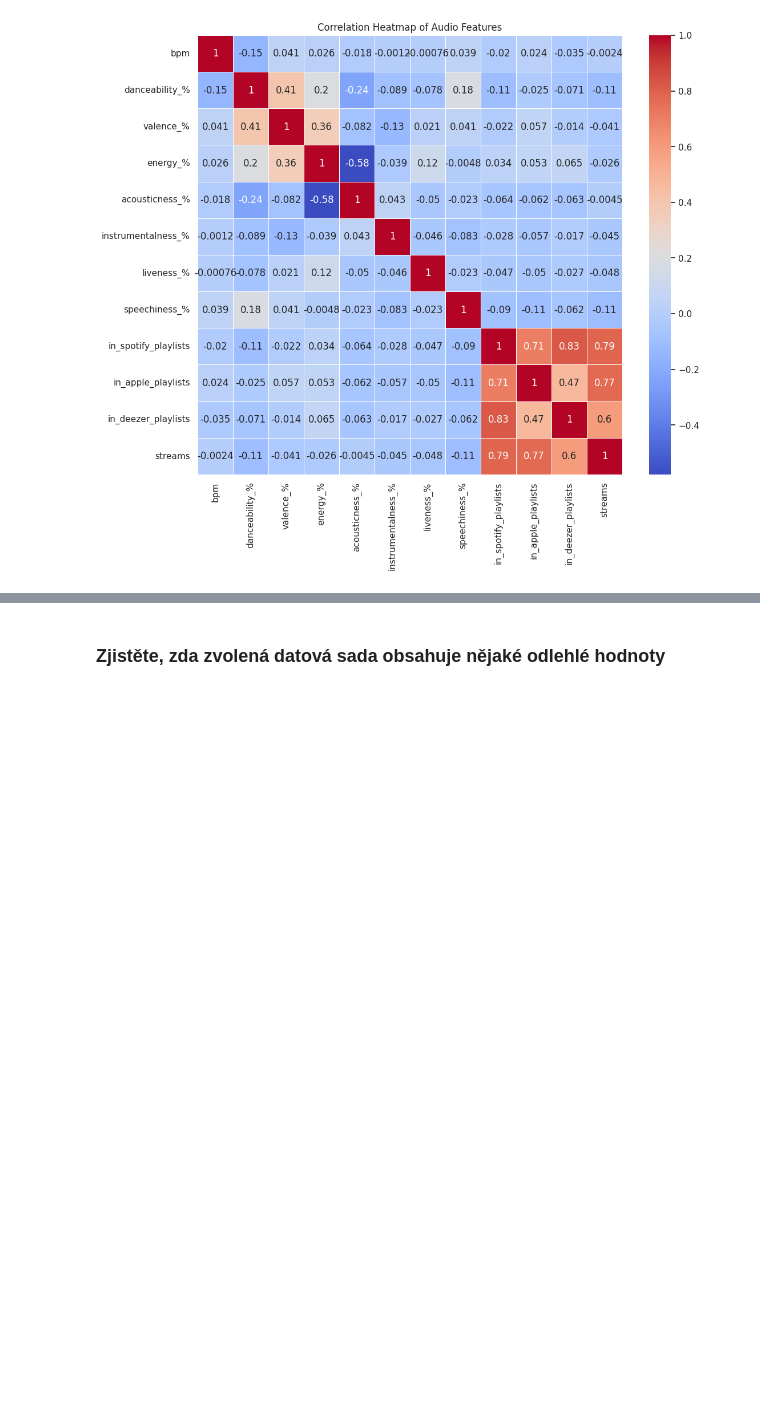
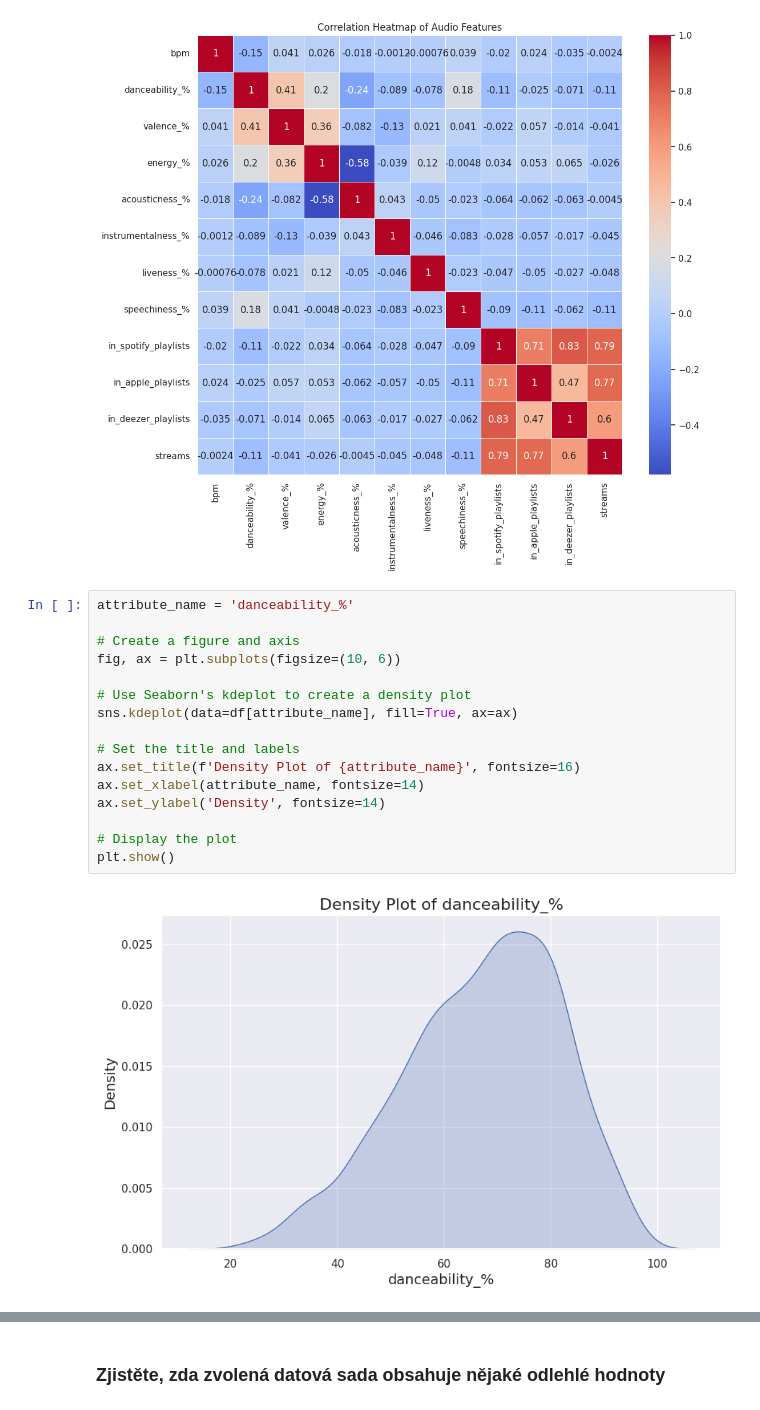
Before and after one commit to FITlifeSADGE/UPA, a Jupyter notebook: UPA.ipynb, the cells around one changed output, grey strips where cells are left out. Drawn from its saved outputs; the diff is of its cells as text; blank space fills up the shorter version.

```diff
--- a/UPA.ipynb
+++ b/UPA.ipynb
@@ -261,3 +266,21 @@ plt.title('Correlation Heatmap of Audio Features')
 plt.show()
 # %% [output]
 [figure]
+# %%
+attribute_name = 'danceability_%'
+
+# Create a figure and axis
+fig, ax = plt.subplots(figsize=(10, 6))
+
+# Use Seaborn's kdeplot to create a density plot
+sns.kdeplot(data=df[attribute_name], fill=True, ax=ax)
+
+# Set the title and labels
+ax.set_title(f'Density Plot of {attribute_name}', fontsize=16)
+ax.set_xlabel(attribute_name, fontsize=14)
+ax.set_ylabel('Density', fontsize=14)
+
+# Display the plot
+plt.show()
+# %% [output]
+[figure, added]
```
Also changed, not shown: parts of 17 cells of this notebook.
